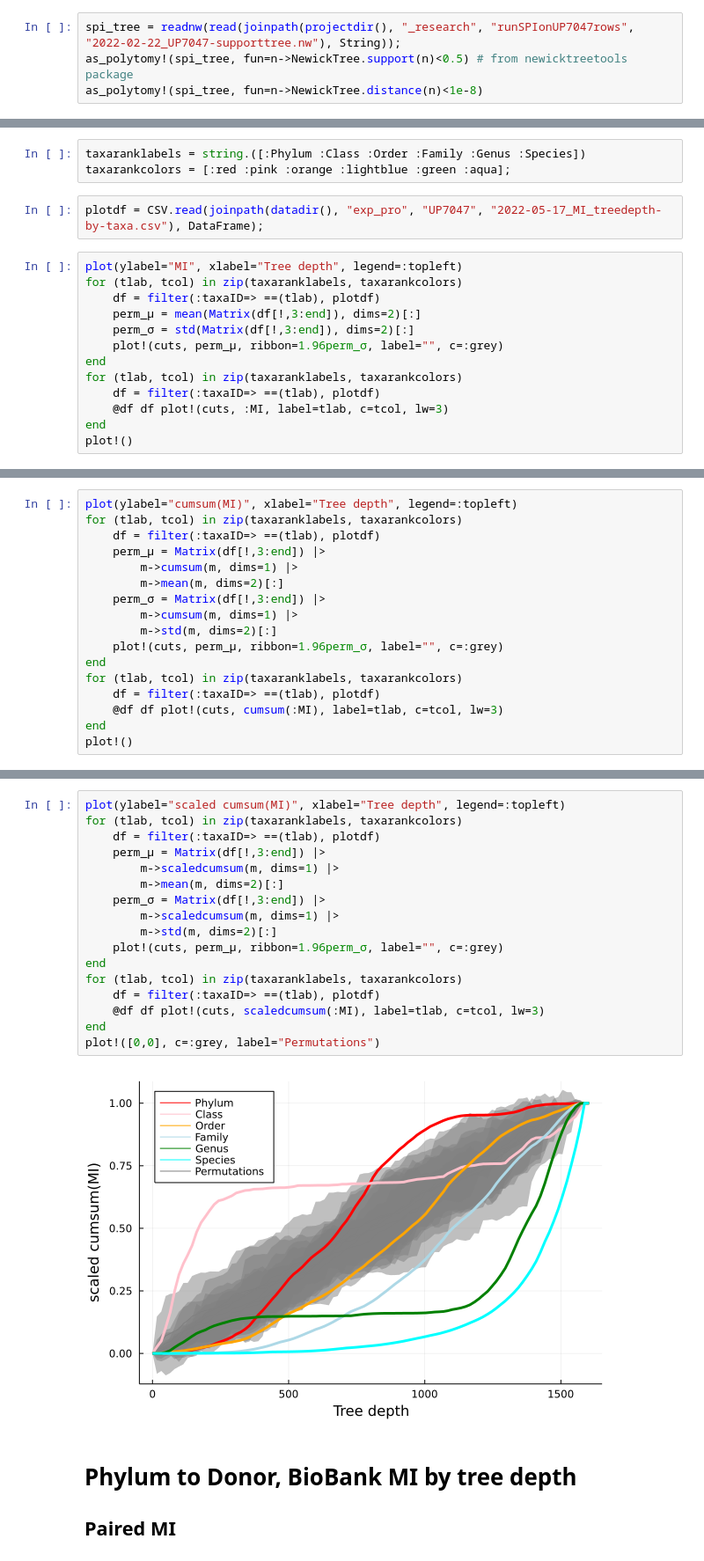
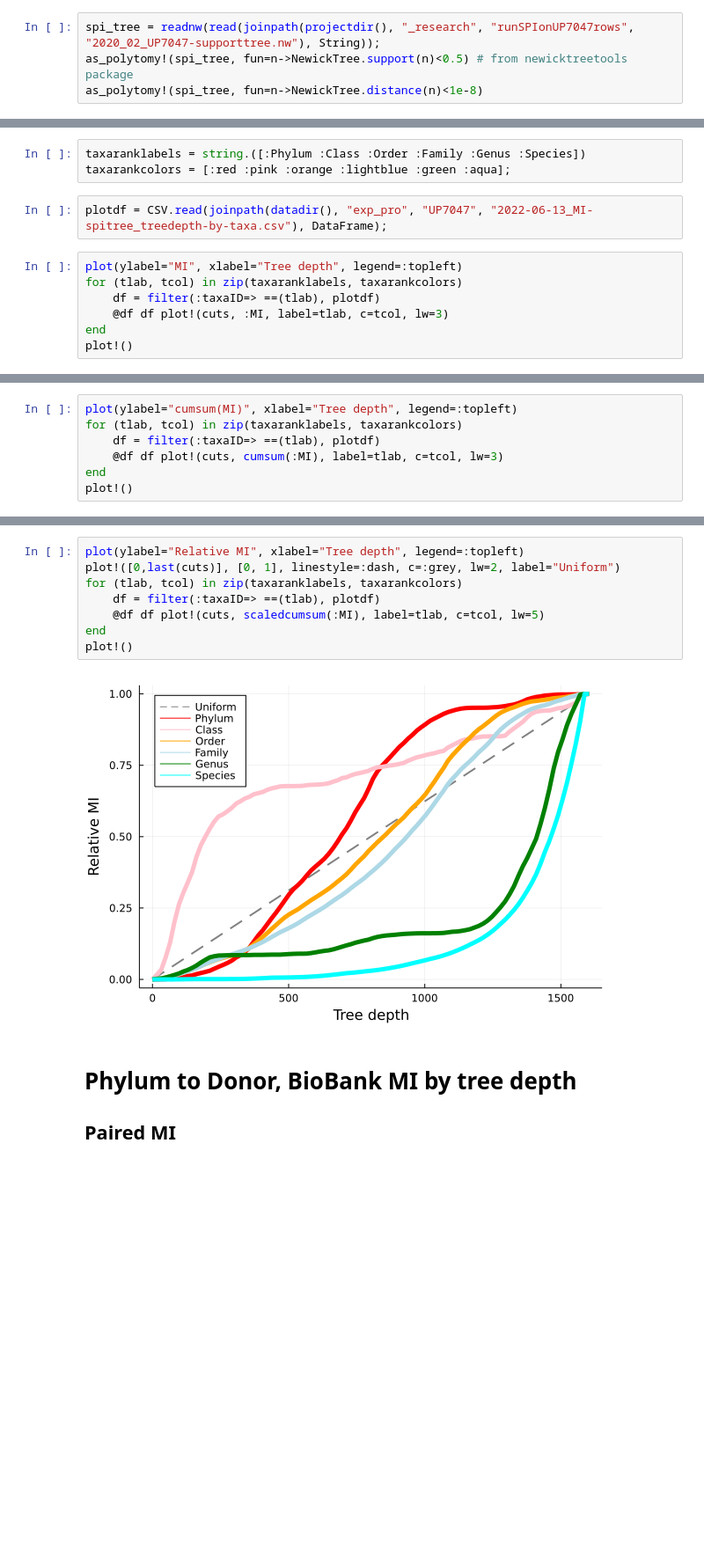
Before and after one commit to aramanlab/Doran_etal_2022, a Jupyter notebook: notebooks/reports/04_SPItree-MIcurve.ipynb, the cells around one changed output, grey strips where cells are left out. Shown at 88% size. Cells and saved outputs as stored; diff of their text form; blank space fills up the shorter version.

Commit message:
save core plots

```diff
--- a/notebooks/reports/04_SPItree-MIcurve.ipynb
+++ b/notebooks/reports/04_SPItree-MIcurve.ipynb
@@ -25,7 +23,7 @@ uniprot.uns["obs_spitree_newickstring"]
 # %% [markdown]
 # taxa against tree depth
 # %%
-spi_tree = readnw(read(joinpath(projectdir(), "_research", "runSPIonUP7047rows", "2022-02-22_UP7047-supporttree.nw"), String));
+spi_tree = readnw(read(joinpath(projectdir(), "_research", "runSPIonUP7047rows", "2020_02_UP7047-supporttree.nw"), String));
 as_polytomy!(spi_tree, fun=n->NewickTree.support(n)<0.5) # from newicktreetools package
 as_polytomy!(spi_tree, fun=n->NewickTree.distance(n)<1e-8)
 # %% [markdown]
@@ -104,15 +69,9 @@ hcat(tstatMIdf, permsdf[!,2:end]) |>
 taxaranklabels = string.([:Phylum :Class :Order :Family :Genus :Species])
 taxarankcolors = [:red :pink :orange :lightblue :green :aqua];
 # %%
-plotdf = CSV.read(joinpath(datadir(), "exp_pro", "UP7047", "2022-05-17_MI_treedepth-by-taxa.csv"), DataFrame);
+plotdf = CSV.read(joinpath(datadir(), "exp_pro", "UP7047", "2022-06-13_MI-spitree_treedepth-by-taxa.csv"), DataFrame);
 # %%
 plot(ylabel="MI", xlabel="Tree depth", legend=:topleft)
-for (tlab, tcol) in zip(taxaranklabels, taxarankcolors)
-    df = filter(:taxaID=> ==(tlab), plotdf)
-    perm_μ = mean(Matrix(df[!,3:end]), dims=2)[:]
-    perm_σ = std(Matrix(df[!,3:end]), dims=2)[:]
-    plot!(cuts, perm_μ, ribbon=1.96perm_σ, label="", c=:grey)
-end
 for (tlab, tcol) in zip(taxaranklabels, taxarankcolors)
     df = filter(:taxaID=> ==(tlab), plotdf)
     @df df plot!(cuts, :MI, label=tlab, c=tcol, lw=3)
@@ -123,15 +82,5 @@ plot!()
 # %%
 plot(ylabel="cumsum(MI)", xlabel="Tree depth", legend=:topleft)
-for (tlab, tcol) in zip(taxaranklabels, taxarankcolors)
-    df = filter(:taxaID=> ==(tlab), plotdf)
-    perm_μ = Matrix(df[!,3:end]) |>
-        m->cumsum(m, dims=1) |>
-        m->mean(m, dims=2)[:]
-    perm_σ = Matrix(df[!,3:end]) |>
-        m->cumsum(m, dims=1) |>
-        m->std(m, dims=2)[:]
-    plot!(cuts, perm_μ, ribbon=1.96perm_σ, label="", c=:grey)
-end
 for (tlab, tcol) in zip(taxaranklabels, taxarankcolors)
     df = filter(:taxaID=> ==(tlab), plotdf)
     @df df plot!(cuts, cumsum(:MI), label=tlab, c=tcol, lw=3)
@@ -142,22 +91,13 @@ plot!()
 # %%
-plot(ylabel="scaled cumsum(MI)", xlabel="Tree depth", legend=:topleft)
+plot(ylabel="Relative MI", xlabel="Tree depth", legend=:topleft)
+plot!([0,last(cuts)], [0, 1], linestyle=:dash, c=:grey, lw=2, label="Uniform")
 for (tlab, tcol) in zip(taxaranklabels, taxarankcolors)
     df = filter(:taxaID=> ==(tlab), plotdf)
-    perm_μ = Matrix(df[!,3:end]) |>
-        m->scaledcumsum(m, dims=1) |>
-        m->mean(m, dims=2)[:]
-    perm_σ = Matrix(df[!,3:end]) |>
-        m->scaledcumsum(m, dims=1) |>
-        m->std(m, dims=2)[:]
-    plot!(cuts, perm_μ, ribbon=1.96perm_σ, label="", c=:grey)
+    @df df plot!(cuts, scaledcumsum(:MI), label=tlab, c=tcol, lw=5)
 end
-for (tlab, tcol) in zip(taxaranklabels, taxarankcolors)
-    df = filter(:taxaID=> ==(tlab), plotdf)
-    @df df plot!(cuts, scaledcumsum(:MI), label=tlab, c=tcol, lw=3)
-end
-plot!([0,0], c=:grey, label="Permutations")
+plot!()
 # %% [output]
-[figure, old version]
+[figure, new version]
 # %% [markdown]
 # Phylum to Donor, BioBank MI by tree depth
 
```
Also changed, not shown: parts of 24 cells of this notebook, 2 other files.
